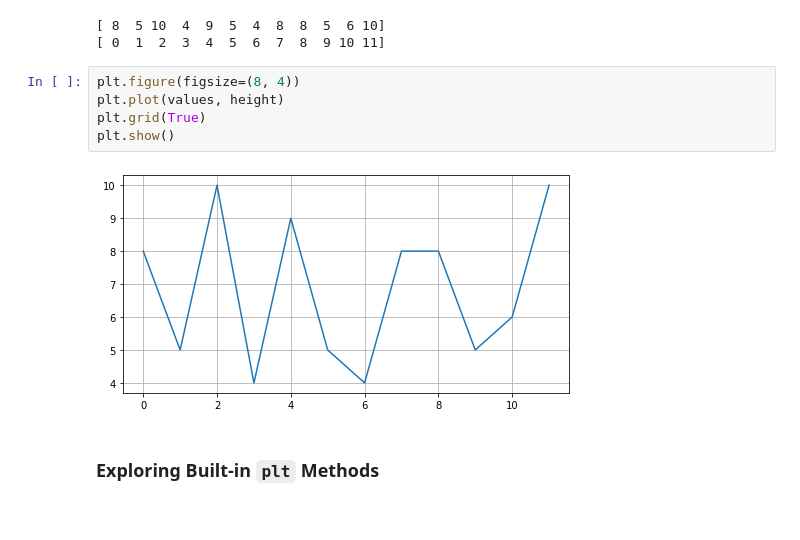
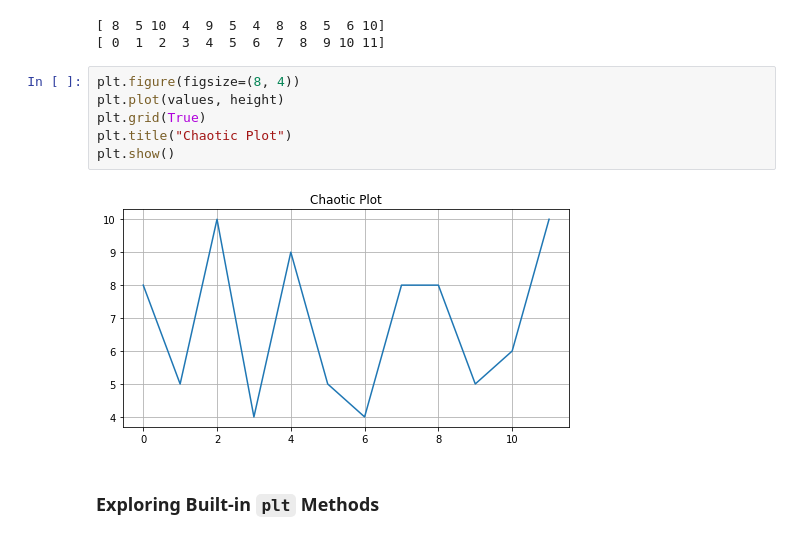
Before and after one commit to implse/Introduction_to_Matplotlib, a Jupyter notebook: Introduction_To_Matplotlib.ipynb, the cells around one changed output. Saved outputs shown, nothing was run; the diff lists cells and outputs as text.

```diff
--- a/Introduction_To_Matplotlib.ipynb
+++ b/Introduction_To_Matplotlib.ipynb
@@ -57,10 +58,11 @@ print(values)
 # %%
 plt.figure(figsize=(8, 4))
 plt.plot(values, height)
 plt.grid(True)
+plt.title("Chaotic Plot")
 plt.show()
 # %% [output]
-[figure, old version]
+[figure, new version]
 # %% [markdown]
 ### Exploring Built-in `plt`  Methods
 # %%
```
Also changed, not shown: parts of 26 cells of this notebook.
